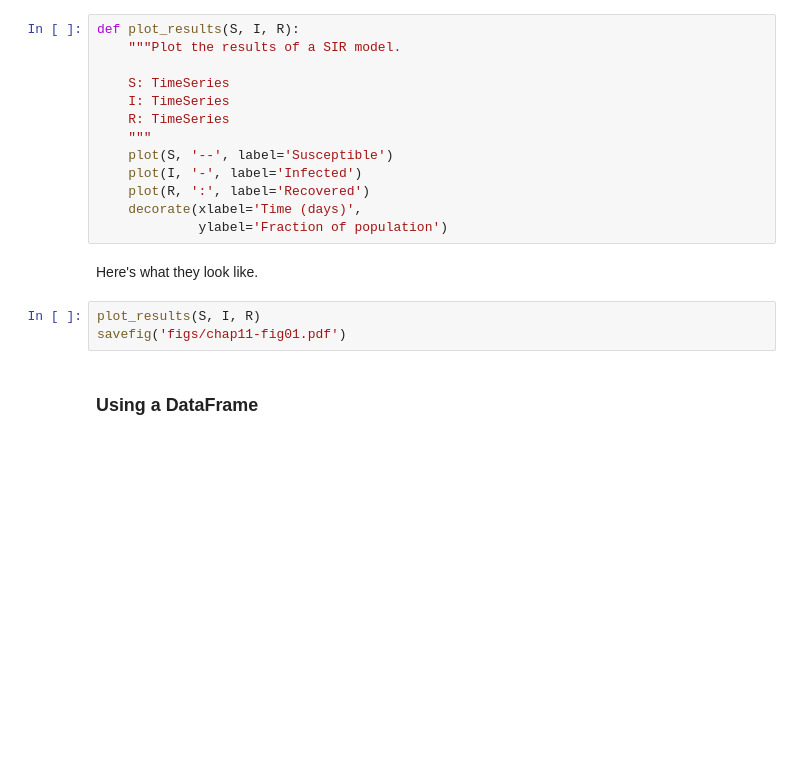
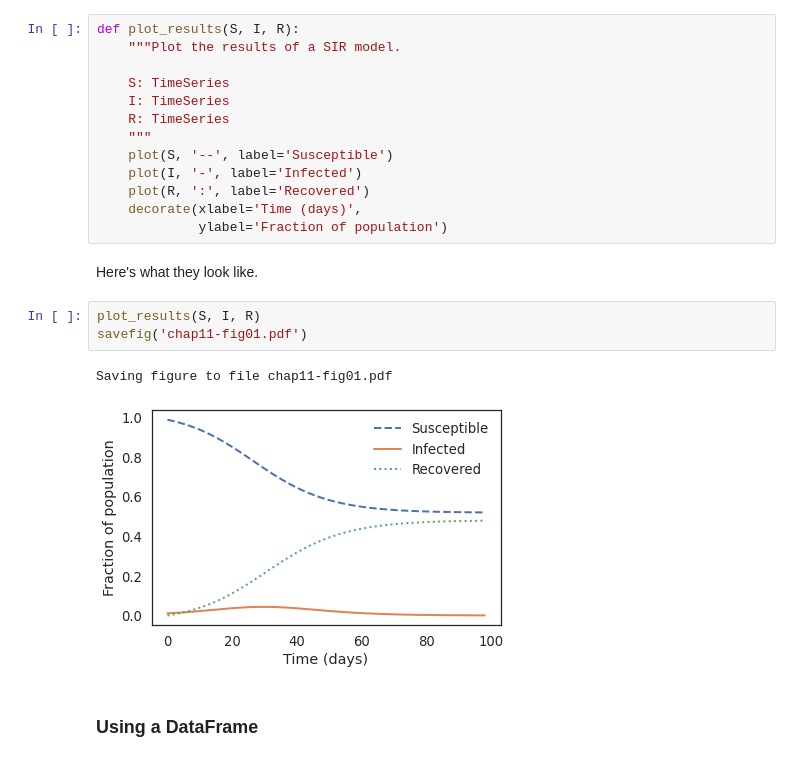
Before and after one commit to SamReeves/604, a Jupyter notebook: w5/chap11.ipynb, the cells around one changed output. Drawn from its saved outputs; the diff is of its cells as text; blank space fills up the shorter version.

```diff
--- a/w5/chap11.ipynb
+++ b/w5/chap11.ipynb
@@ -209,7 +209,10 @@ def plot_results(S, I, R):
 Here's what they look like.
 # %%
 plot_results(S, I, R)
-savefig('figs/chap11-fig01.pdf')
+savefig('chap11-fig01.pdf')
+# %% [output]
+Saving figure to file chap11-fig01.pdf
+[figure, added]
 # %% [markdown]
 ### Using a DataFrame
 # %% [markdown]
```
Also changed, not shown: parts of 5 cells of this notebook, 2 other files.
